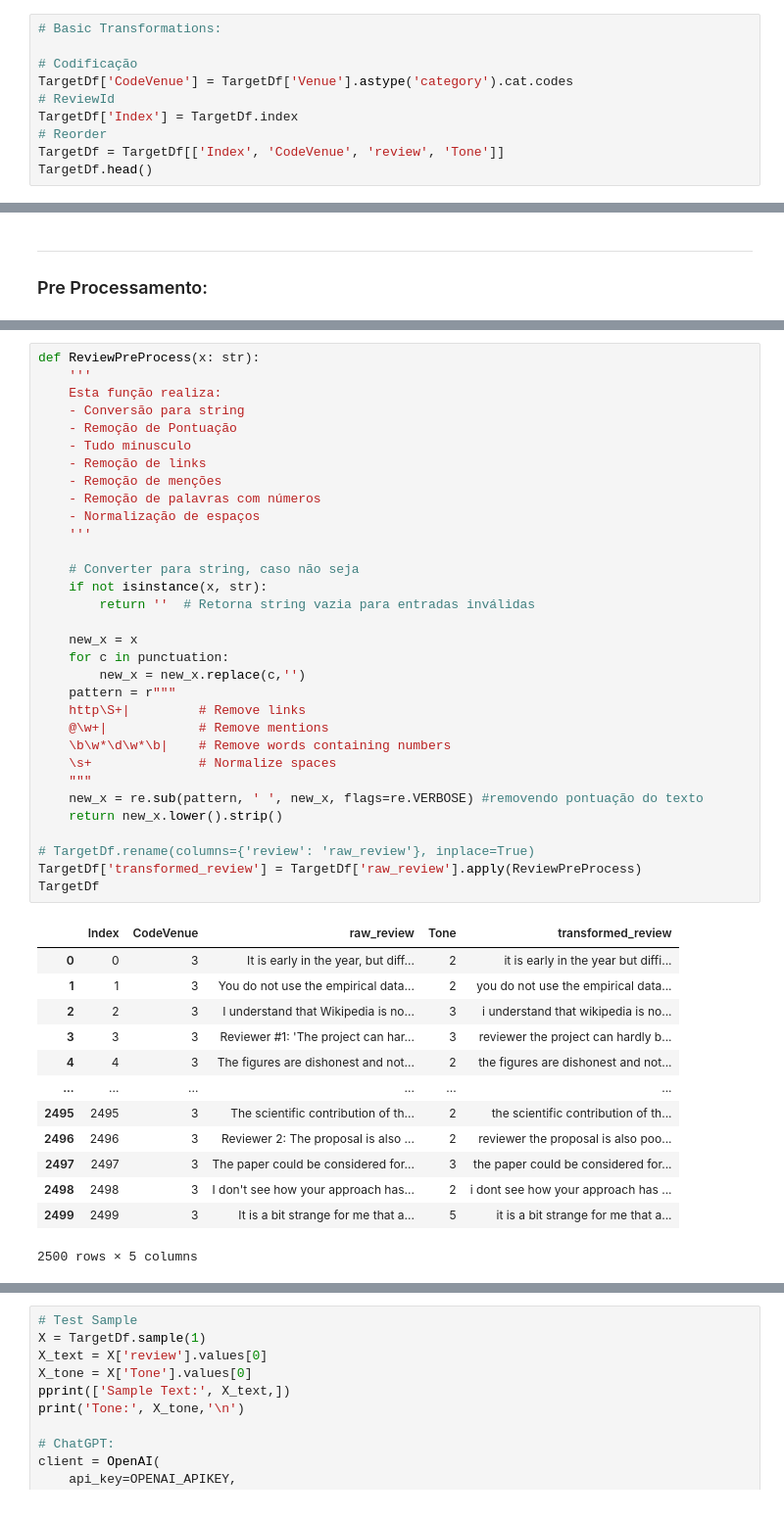
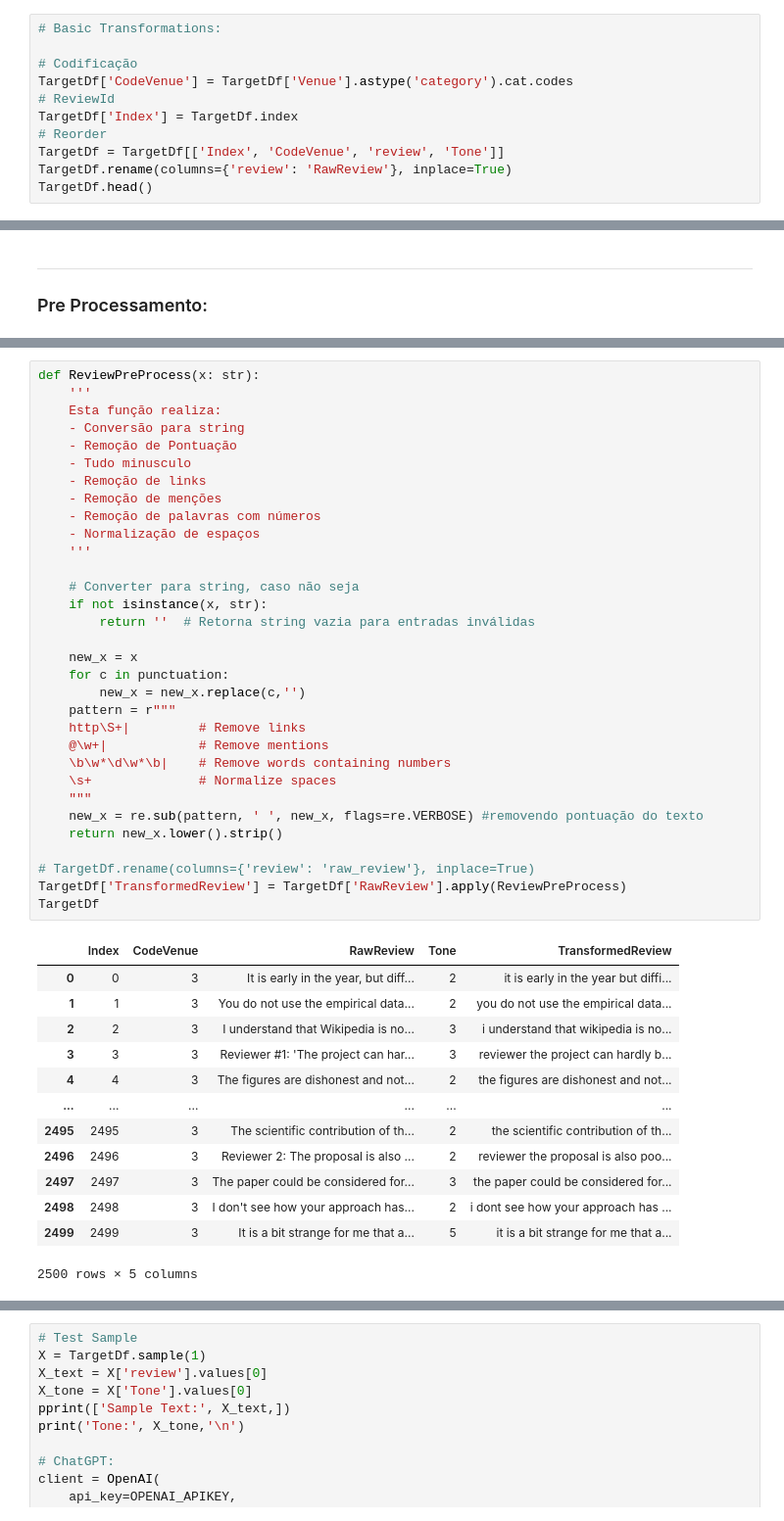
Before and after one commit to Gianini2/politeness1, a Jupyter notebook: politepeer-classification.ipynb, the cells around one changed output, grey strips where cells are left out. Shown at 98% size. Cells and saved outputs as stored; diff of their text form.

```diff
--- a/politepeer-classification.ipynb
+++ b/politepeer-classification.ipynb
@@ -115,5 +159,6 @@ TargetDf['CodeVenue'] = TargetDf['Venue'].astype('category').cat.codes
 TargetDf['Index'] = TargetDf.index
 # Reorder
 TargetDf = TargetDf[['Index', 'CodeVenue', 'review', 'Tone']]
+TargetDf.rename(columns={'review': 'RawReview'}, inplace=True)
 TargetDf.head()
 # %% [output]
@@ -146,35 +176,35 @@ def ReviewPreProcess(x: str):
     '''
     Esta função realiza:
     - Conversão para string
     - Remoção de Pontuação
     - Tudo minusculo
     - Remoção de links
     - Remoção de menções
     - Remoção de palavras com números
     - Normalização de espaços
     '''
 
     # Converter para string, caso não seja
     if not isinstance(x, str):
         return ''  # Retorna string vazia para entradas inválidas
 
     new_x = x
     for c in punctuation:
         new_x = new_x.replace(c,'')
     pattern = r"""
     http\S+|         # Remove links
     @\w+|            # Remove mentions
     \b\w*\d\w*\b|    # Remove words containing numbers
     \s+              # Normalize spaces
     """
     new_x = re.sub(pattern, ' ', new_x, flags=re.VERBOSE) #removendo pontuação do texto
     return new_x.lower().strip()
 
 # TargetDf.rename(columns={'review': 'raw_review'}, inplace=True)
-TargetDf['transformed_review'] = TargetDf['raw_review'].apply(ReviewPreProcess)
+TargetDf['TransformedReview'] = TargetDf['RawReview'].apply(ReviewPreProcess)
 TargetDf
 # %% [output]
-|  | Index | CodeVenue | raw_review | Tone | transformed_review |
+|  | Index | CodeVenue | RawReview | Tone | TransformedReview |
 | 0 | 0 | 3 | It is early in the year, but diff... | 2 | it is early in the year but diffi... |
 | 1 | 1 | 3 | You do not use the empirical data... | 2 | you do not use the empirical data... |
 | 2 | 2 | 3 | I understand that Wikipedia is no... | 3 | i understand that wikipedia is no... |
```
Also changed, not shown: parts of 38 cells of this notebook, 9 other files.
